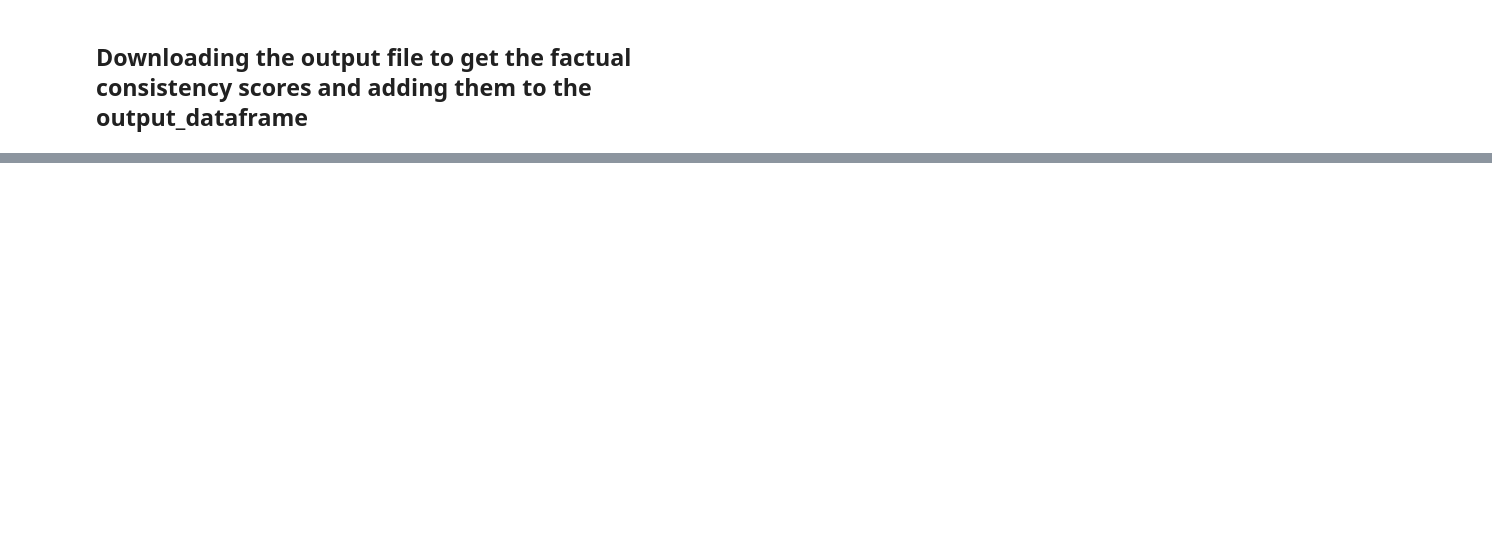
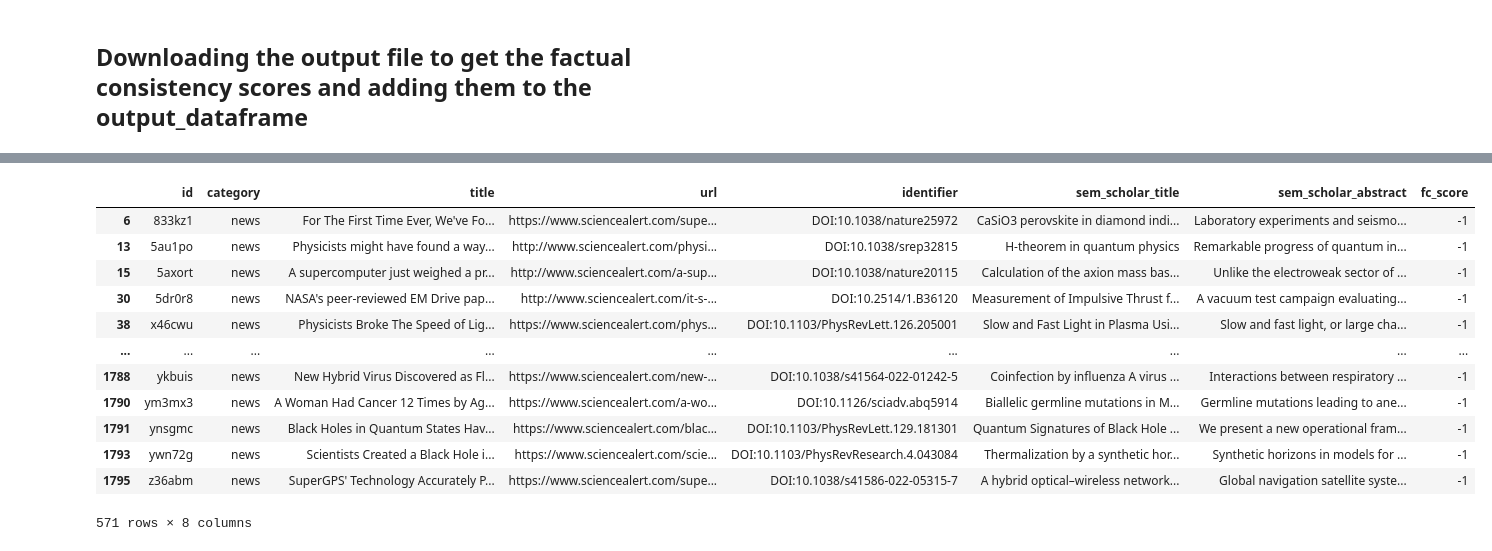
Before and after one commit to vetlewj/algorithmic-media, a Jupyter notebook: fc_metric/fc_metric_batched.ipynb, the cells around one changed output, grey strips where cells are left out. Cells and saved outputs as stored; diff of their text form; code cells hidden in the pictures; blank space fills up the shorter version.

```diff
--- a/fc_metric/fc_metric_batched.ipynb
+++ b/fc_metric/fc_metric_batched.ipynb
@@ -123,0 +131,16 @@ df_out.to_csv(f"{file_name}_fc_scores.csv", index=False)
+# %%
+df_out
+# %% [output]
+|  | id | category | title | url | identifier | sem_scholar_title | sem_scholar_abstract | fc_score |
+| 6 | 833kz1 | news | For The First Time Ever, We've Fo... | https://www.sciencealert.com/supe... | DOI:10.1038/nature25972 | CaSiO3 perovskite in diamond indi... | Laboratory experiments and seismo... | -1 |
+| 13 | 5au1po | news | Physicists might have found a way... | http://www.sciencealert.com/physi... | DOI:10.1038/srep32815 | H-theorem in quantum physics | Remarkable progress of quantum in... | -1 |
+| 15 | 5axort | news | A supercomputer just weighed a pr... | http://www.sciencealert.com/a-sup... | DOI:10.1038/nature20115 | Calculation of the axion mass bas... | Unlike the electroweak sector of ... | -1 |
+| 30 | 5dr0r8 | news | NASA's peer-reviewed EM Drive pap... | http://www.sciencealert.com/it-s-... | DOI:10.2514/1.B36120 | Measurement of Impulsive Thrust f... | A vacuum test campaign evaluating... | -1 |
+| 38 | x46cwu | news | Physicists Broke The Speed of Lig... | https://www.sciencealert.com/phys... | DOI:10.1103/PhysRevLett.126.205001 | Slow and Fast Light in Plasma Usi... | Slow and fast light, or large cha... | -1 |
+| ... | ... | ... | ... | ... | ... | ... | ... | ... |
+| 1788 | ykbuis | news | New Hybrid Virus Discovered as Fl... | https://www.sciencealert.com/new-... | DOI:10.1038/s41564-022-01242-5 | Coinfection by influenza A virus ... | Interactions between respiratory ... | -1 |
+| 1790 | ym3mx3 | news | A Woman Had Cancer 12 Times by Ag... | https://www.sciencealert.com/a-wo... | DOI:10.1126/sciadv.abq5914 | Biallelic germline mutations in M... | Germline mutations leading to ane... | -1 |
+| 1791 | ynsgmc | news | Black Holes in Quantum States Hav... | https://www.sciencealert.com/blac... | DOI:10.1103/PhysRevLett.129.181301 | Quantum Signatures of Black Hole ... | We present a new operational fram... | -1 |
+| 1793 | ywn72g | news | Scientists Created a Black Hole i... | https://www.sciencealert.com/scie... | DOI:10.1103/PhysRevResearch.4.043084 | Thermalization by a synthetic hor... | Synthetic horizons in models for ... | -1 |
+| 1795 | z36abm | news | SuperGPS' Technology Accurately P... | https://www.sciencealert.com/supe... | DOI:10.1038/s41586-022-05315-7 | A hybrid optical–wireless network... | Global navigation satellite syste... | -1 |
+571 rows × 8 columns
```
Also changed, not shown: parts of 8 cells of this notebook.
